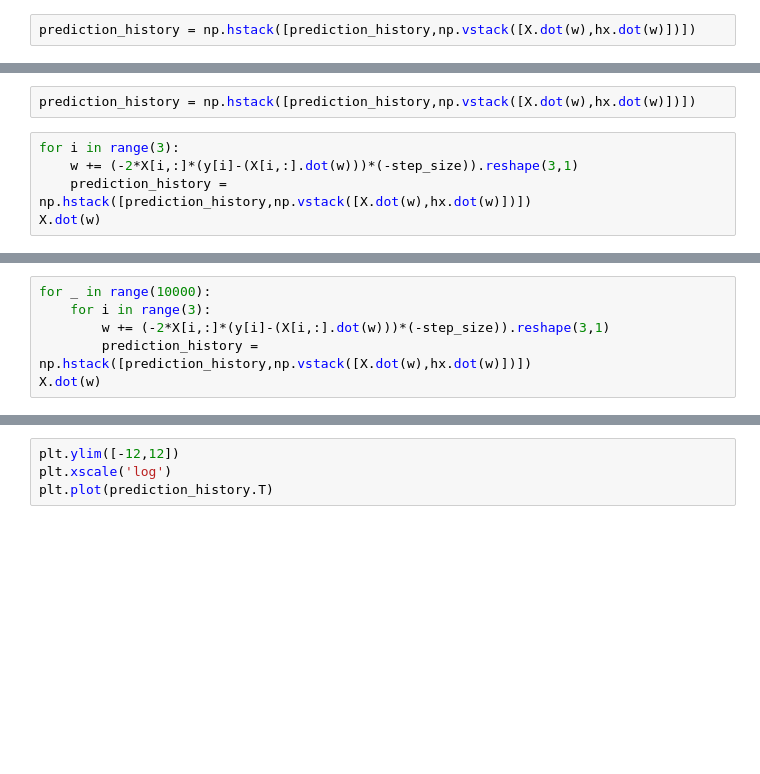
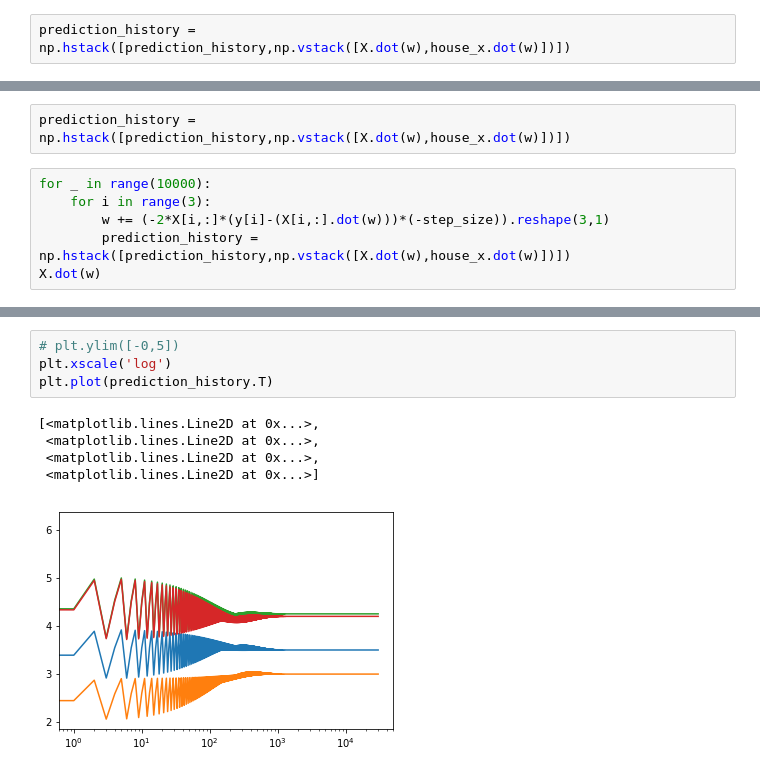
Before and after one commit to ljbelenky/math-essentials-for-data-science, a Jupyter notebook: notebooks/Multilinear Gradient Descent.ipynb, the cells around one changed output, grey strips where cells are left out. Drawn from its saved outputs; the diff is of its cells as text; blank space fills up the shorter version.

```diff
--- a/notebooks/Multilinear Gradient Descent.ipynb
+++ b/notebooks/Multilinear Gradient Descent.ipynb
@@ -148,5 +241,5 @@ X.dot(w)
 # %%
-prediction_history = np.hstack([prediction_history,np.vstack([X.dot(w),hx.dot(w)])])
+prediction_history = np.hstack([prediction_history,np.vstack([X.dot(w),house_x.dot(w)])])
 # %%
 w += (-2*X[2,:]*(y[2]-(X[2,:].dot(w)))*(-step_size)).reshape(3,1)
 X.dot(w)
@@ -153,7 +250,8 @@ X.dot(w)
 # %%
-prediction_history = np.hstack([prediction_history,np.vstack([X.dot(w),hx.dot(w)])])
+prediction_history = np.hstack([prediction_history,np.vstack([X.dot(w),house_x.dot(w)])])
 # %%
-for i in range(3):
-    w += (-2*X[i,:]*(y[i]-(X[i,:].dot(w)))*(-step_size)).reshape(3,1)
-    prediction_history = np.hstack([prediction_history,np.vstack([X.dot(w),hx.dot(w)])])
+for _ in range(10000):
+    for i in range(3):
+        w += (-2*X[i,:]*(y[i]-(X[i,:].dot(w)))*(-step_size)).reshape(3,1)
+        prediction_history = np.hstack([prediction_history,np.vstack([X.dot(w),house_x.dot(w)])])
 X.dot(w)
@@ -160,8 +262,2 @@ X.dot(w)
-# %%
-for _ in range(10000):
-    for i in range(3):
-        w += (-2*X[i,:]*(y[i]-(X[i,:].dot(w)))*(-step_size)).reshape(3,1)
-        prediction_history = np.hstack([prediction_history,np.vstack([X.dot(w),hx.dot(w)])])
-X.dot(w)
 # %%
 # final estimate of house X price
@@ -171,4 +273,10 @@ w
 # %%
-plt.ylim([-12,12])
+# plt.ylim([-0,5])
 plt.xscale('log')
 plt.plot(prediction_history.T)
+# %% [output]
+[<matplotlib.lines.Line2D at 0x...>,
+ <matplotlib.lines.Line2D at 0x...>,
+ <matplotlib.lines.Line2D at 0x...>,
+ <matplotlib.lines.Line2D at 0x...>]
+[figure, added]
```
Also changed, not shown: parts of 48 cells of this notebook, 1 other file.
